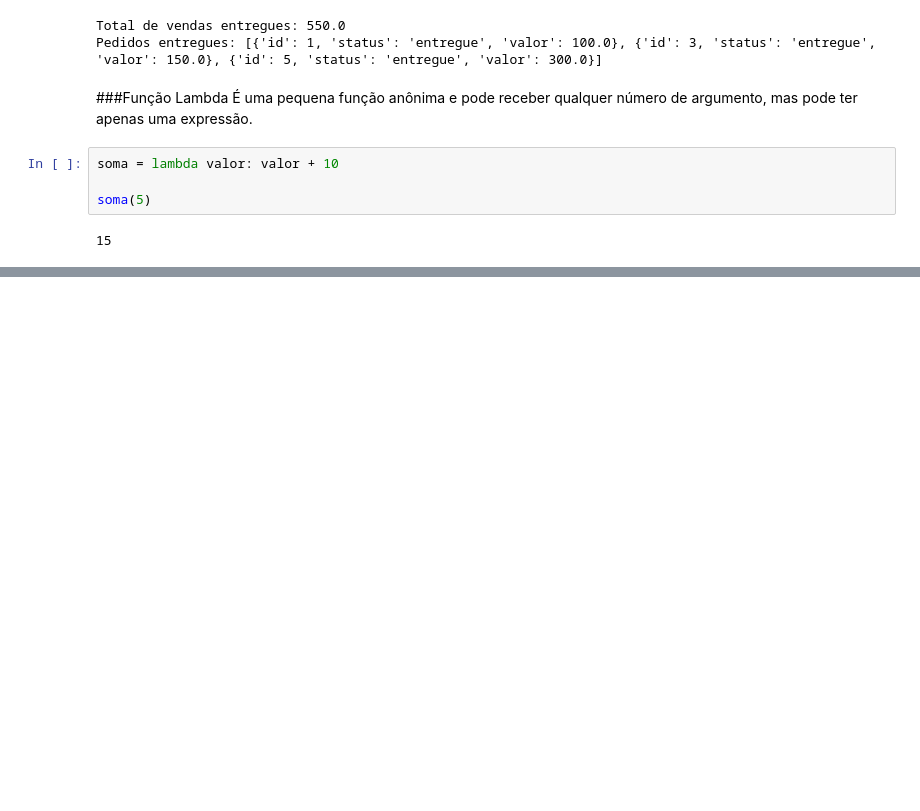
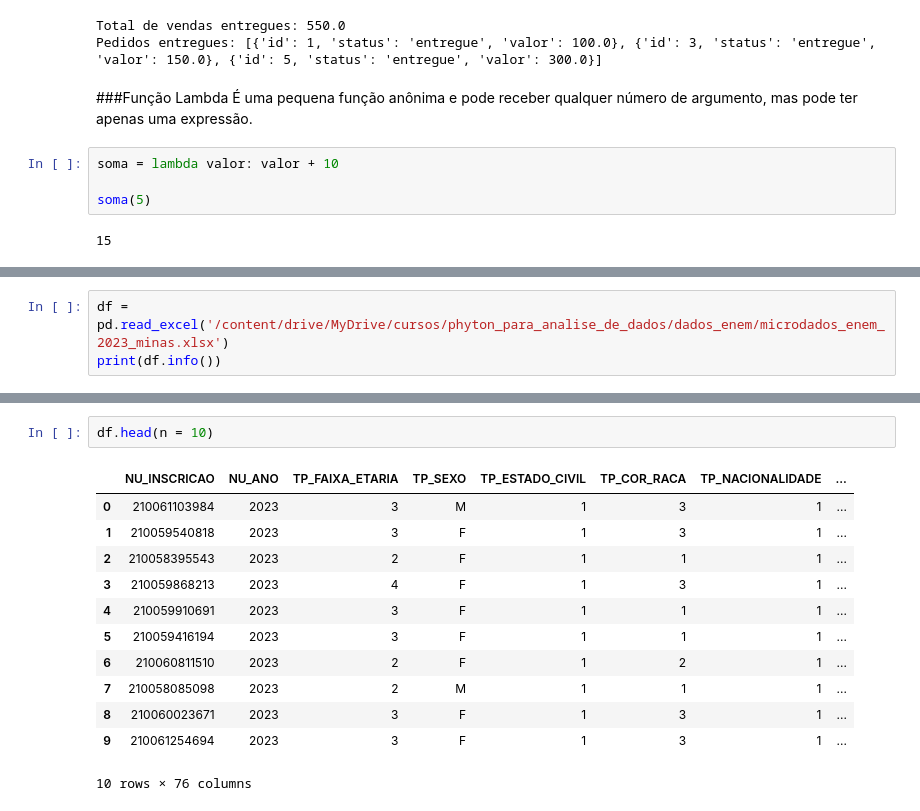
Before and after one commit to jaquelineamaral/data-analysis, a Jupyter notebook: data_analysis.ipynb, the cells around one changed output, grey strips where cells are left out. Saved outputs shown, nothing was run; the diff lists cells and outputs as text; blank space fills up the shorter version.

```diff
--- a/data_analysis.ipynb
+++ b/data_analysis.ipynb
@@ -123,0 +135,3 @@ Nome: Ana, Idade: 28, Cidade: Juiz de Fora
+# %%
+df = pd.read_excel('/content/drive/MyDrive/cursos/phyton_para_analise_de_dados/dados_enem/microdados_enem_2023_minas.xlsx')
+print(df.info())
@@ -123,0 +156,15 @@ Nome: Ana, Idade: 28, Cidade: Juiz de Fora
+# %%
+df.head(n = 10)
+# %% [output]
+|  | NU_INSCRICAO | NU_ANO | TP_FAIXA_ETARIA | TP_SEXO | TP_ESTADO_CIVIL | TP_COR_RACA | TP_NACIONALIDADE | ... |
+| 0 | 210061103984 | 2023 | 3 | M | 1 | 3 | 1 | ... |
+| 1 | 210059540818 | 2023 | 3 | F | 1 | 3 | 1 | ... |
+| 2 | 210058395543 | 2023 | 2 | F | 1 | 1 | 1 | ... |
+| 3 | 210059868213 | 2023 | 4 | F | 1 | 3 | 1 | ... |
+| 4 | 210059910691 | 2023 | 3 | F | 1 | 1 | 1 | ... |
+| 5 | 210059416194 | 2023 | 3 | F | 1 | 1 | 1 | ... |
+| 6 | 210060811510 | 2023 | 2 | F | 1 | 2 | 1 | ... |
+| 7 | 210058085098 | 2023 | 2 | M | 1 | 1 | 1 | ... |
+| 8 | 210060023671 | 2023 | 3 | F | 1 | 3 | 1 | ... |
+| 9 | 210061254694 | 2023 | 3 | F | 1 | 3 | 1 | ... |
+10 rows × 76 columns
```
Also changed, not shown: parts of 7 cells of this notebook.
